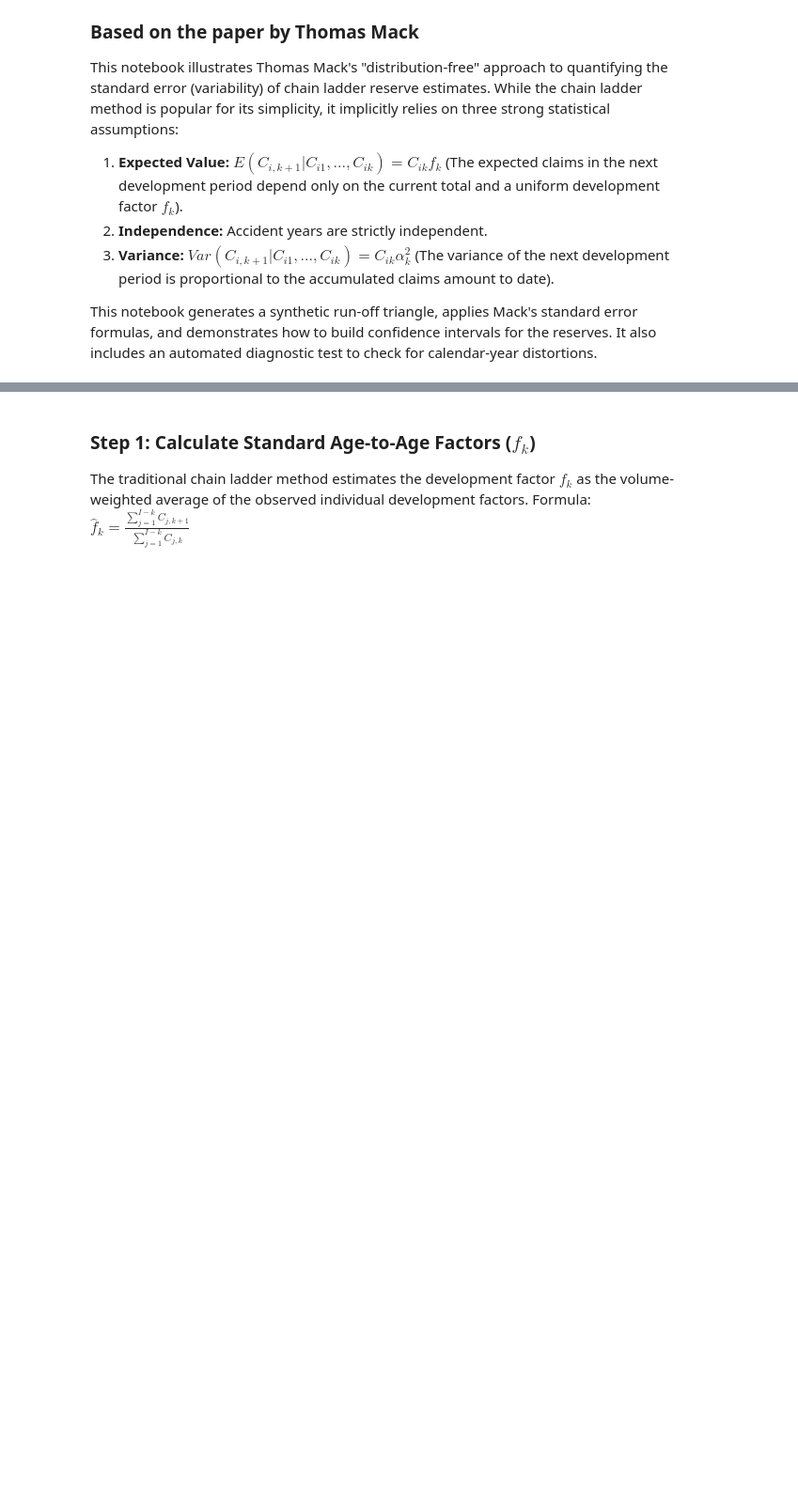
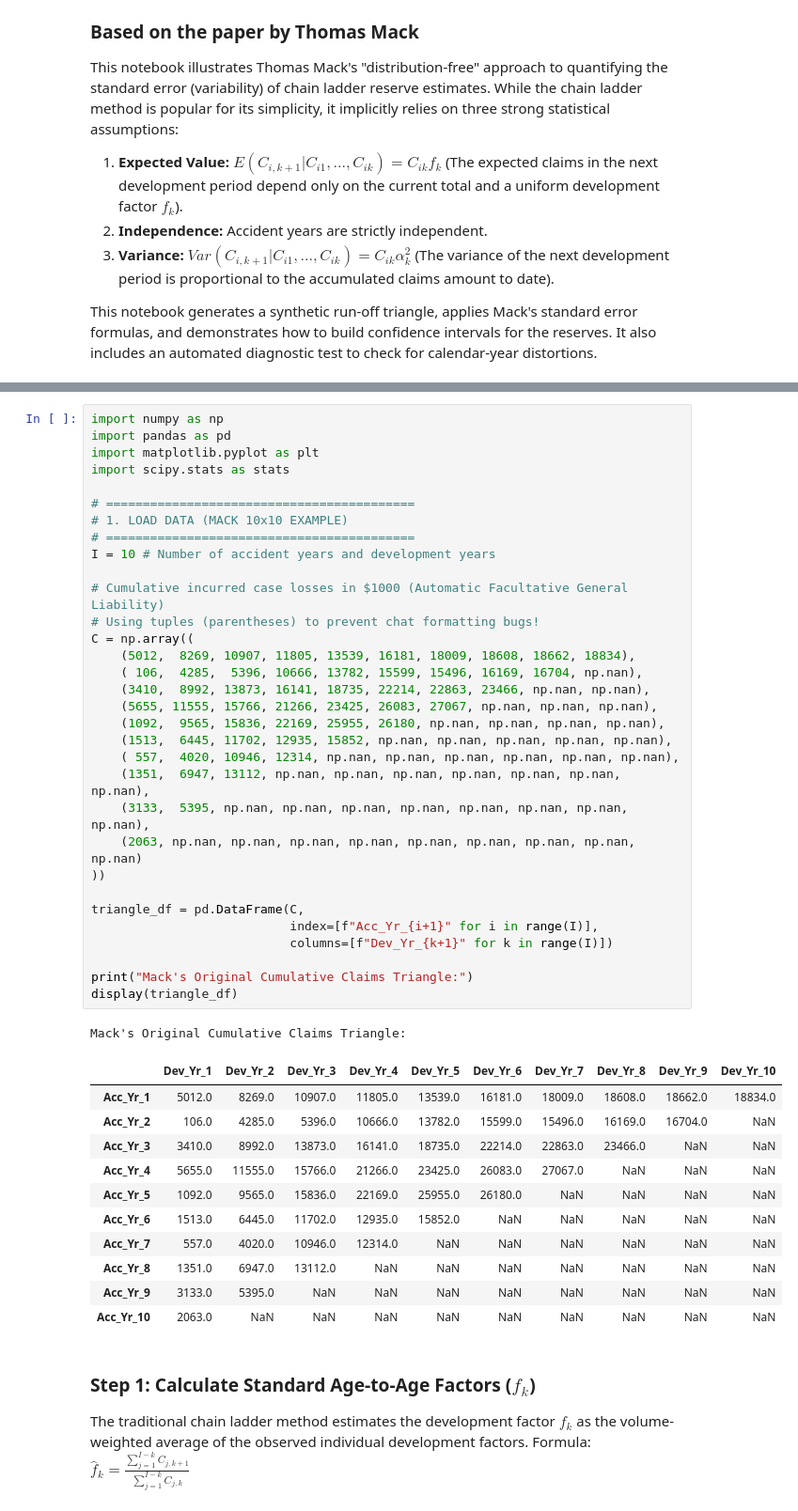
Before and after one commit to 1stzl01/Reserving, a Jupyter notebook: Mack_model.ipynb, the cells around one changed output, grey strips where cells are left out. Shown at 94% size. Drawn from its saved outputs; the diff is of its cells as text; blank space fills up the shorter version.

```diff
--- a/Mack_model.ipynb
+++ b/Mack_model.ipynb
@@ -63,3 +13,48 @@ Synthetic Cumulative Claims Triangle:
+# %%
+import numpy as np
+import pandas as pd
+import matplotlib.pyplot as plt
+import scipy.stats as stats
+
+# ==========================================
+# 1. LOAD DATA (MACK 10x10 EXAMPLE)
+# ==========================================
+I = 10 # Number of accident years and development years
+
+# Cumulative incurred case losses in $1000 (Automatic Facultative General Liability)
+# Using tuples (parentheses) to prevent chat formatting bugs!
+C = np.array((
+    (5012,  8269, 10907, 11805, 13539, 16181, 18009, 18608, 18662, 18834),
+    ( 106,  4285,  5396, 10666, 13782, 15599, 15496, 16169, 16704, np.nan),
+    (3410,  8992, 13873, 16141, 18735, 22214, 22863, 23466, np.nan, np.nan),
+    (5655, 11555, 15766, 21266, 23425, 26083, 27067, np.nan, np.nan, np.nan),
+    (1092,  9565, 15836, 22169, 25955, 26180, np.nan, np.nan, np.nan, np.nan),
+    (1513,  6445, 11702, 12935, 15852, np.nan, np.nan, np.nan, np.nan, np.nan),
+    ( 557,  4020, 10946, 12314, np.nan, np.nan, np.nan, np.nan, np.nan, np.nan),
+    (1351,  6947, 13112, np.nan, np.nan, np.nan, np.nan, np.nan, np.nan, np.nan),
+    (3133,  5395, np.nan, np.nan, np.nan, np.nan, np.nan, np.nan, np.nan, np.nan),
+    (2063, np.nan, np.nan, np.nan, np.nan, np.nan, np.nan, np.nan, np.nan, np.nan)
+))
+
+triangle_df = pd.DataFrame(C,
+                           index=[f"Acc_Yr_{i+1}" for i in range(I)],
+                           columns=[f"Dev_Yr_{k+1}" for k in range(I)])
+
+print("Mack's Original Cumulative Claims Triangle:")
+display(triangle_df)
+# %% [output]
+Mack's Original Cumulative Claims Triangle:
+|  | Dev_Yr_1 | Dev_Yr_2 | Dev_Yr_3 | Dev_Yr_4 | Dev_Yr_5 | Dev_Yr_6 | Dev_Yr_7 | Dev_Yr_8 | Dev_Yr_9 | Dev_Yr_10 |
+| Acc_Yr_1 | 5012.0 | 8269.0 | 10907.0 | 11805.0 | 13539.0 | 16181.0 | 18009.0 | 18608.0 | 18662.0 | 18834.0 |
+| Acc_Yr_2 | 106.0 | 4285.0 | 5396.0 | 10666.0 | 13782.0 | 15599.0 | 15496.0 | 16169.0 | 16704.0 | NaN |
+| Acc_Yr_3 | 3410.0 | 8992.0 | 13873.0 | 16141.0 | 18735.0 | 22214.0 | 22863.0 | 23466.0 | NaN | NaN |
+| Acc_Yr_4 | 5655.0 | 11555.0 | 15766.0 | 21266.0 | 23425.0 | 26083.0 | 27067.0 | NaN | NaN | NaN |
+| Acc_Yr_5 | 1092.0 | 9565.0 | 15836.0 | 22169.0 | 25955.0 | 26180.0 | NaN | NaN | NaN | NaN |
+| Acc_Yr_6 | 1513.0 | 6445.0 | 11702.0 | 12935.0 | 15852.0 | NaN | NaN | NaN | NaN | NaN |
+| Acc_Yr_7 | 557.0 | 4020.0 | 10946.0 | 12314.0 | NaN | NaN | NaN | NaN | NaN | NaN |
+| Acc_Yr_8 | 1351.0 | 6947.0 | 13112.0 | NaN | NaN | NaN | NaN | NaN | NaN | NaN |
+| Acc_Yr_9 | 3133.0 | 5395.0 | NaN | NaN | NaN | NaN | NaN | NaN | NaN | NaN |
+| Acc_Yr_10 | 2063.0 | NaN | NaN | NaN | NaN | NaN | NaN | NaN | NaN | NaN |
 # %% [markdown]
 ### Step 1: Calculate Standard Age-to-Age Factors ($f_k$)
 The traditional chain ladder method estimates the development factor $f_k$ as the volume-weighted average of the observed individual development factors.
```
Also changed, not shown: parts of 7 cells of this notebook.
